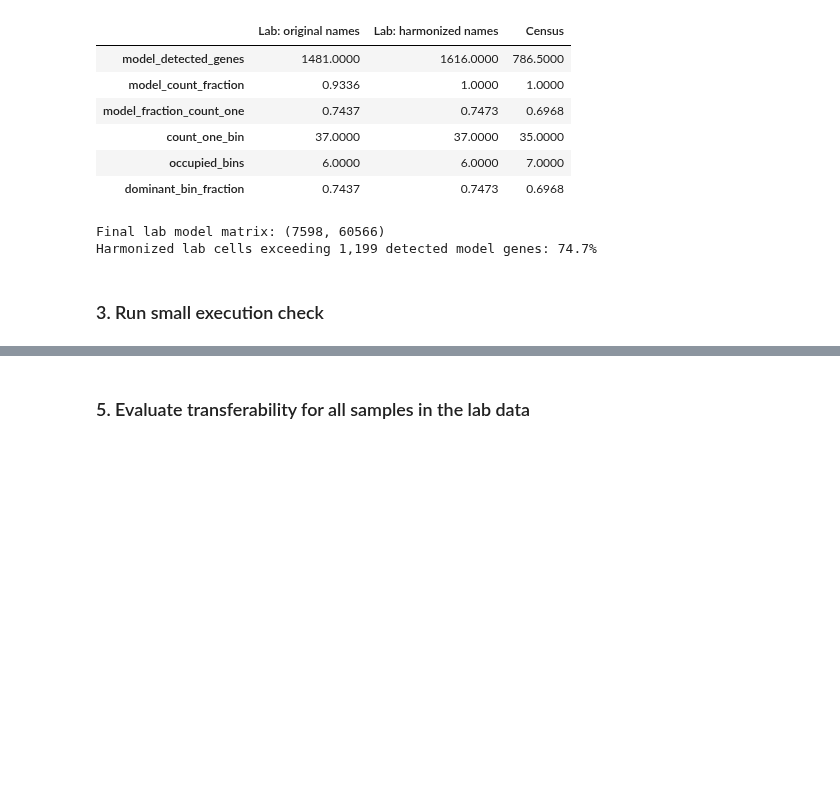
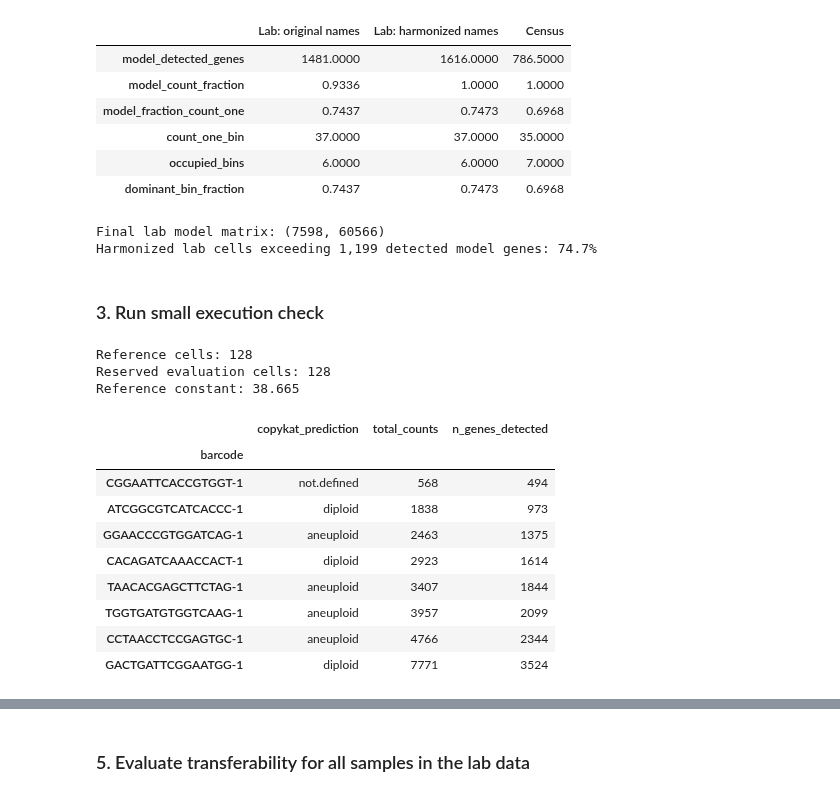
Before and after one commit to AkashPrasad2/scgpt-cna, a Jupyter notebook: notebooks/03-revised-expression-prediction.ipynb, the cells around one changed output, grey strips where cells are left out. Drawn from its saved outputs; the diff is of its cells as text; code cells hidden in the pictures; blank space fills up the shorter version.

```diff
--- a/notebooks/03-revised-expression-prediction.ipynb
+++ b/notebooks/03-revised-expression-prediction.ipynb
@@ -725,3 +725,68 @@ Final lab model matrix: (7598, 60566)
 Harmonized lab cells exceeding 1,199 detected model genes: 74.7%
 # %% [markdown]
 ### 3. Run small execution check
+# %%
+import torch
+
+x_lab = lab_model_counts_harmonized
+assert x_lab.shape[1] == len(lab_gene_ids)
+assert x_lab.shape[0] >= 256
+
+rng = np.random.default_rng(42)
+order = rng.permutation(x_lab.shape[0])
+
+lab_reference_indices = order[:128]
+lab_evaluation_indices = order[128:256]
+
+assert not set(lab_reference_indices) & set(lab_evaluation_indices)
+
+# Eight evaluation cells spanning the number of detected model genes.
+detected = x_lab.getnnz(axis=1)
+ordered_eval = lab_evaluation_indices[
+    np.argsort(detected[lab_evaluation_indices])
+]
+positions = np.linspace(0, len(ordered_eval) - 1, 8, dtype=int)
+lab_smoke_indices = ordered_eval[positions]
+
+# Baselines use historical bins in reference cells only.
+ref_sum = np.zeros(x_lab.shape[1], dtype=np.float64)
+ref_support = np.zeros(x_lab.shape[1], dtype=np.int64)
+
+for i in lab_reference_indices:
+    row = x_lab.getrow(int(i))
+    bins = historical.binning(
+        row.data.astype(np.float32).copy(), n_bins=51
+    )
+    ref_sum[row.indices] += bins
+    ref_support[row.indices] += 1
+
+lab_constant = float(ref_sum.sum() / ref_support.sum())
+lab_gene_mean = np.full(x_lab.shape[1], lab_constant)
+np.divide(
+    ref_sum, ref_support,
+    out=lab_gene_mean, where=ref_support > 0,
+)
+
+print("Reference cells:", len(lab_reference_indices))
+print("Reserved evaluation cells:", len(lab_evaluation_indices))
+print("Reference constant:", round(lab_constant, 3))
+
+display(
+    adata_lab.obs.iloc[lab_smoke_indices][[
+        "copykat_prediction", "total_counts", "n_genes_detected"
+    ]]
+)
+# %% [output]
+Reference cells: 128
+Reserved evaluation cells: 128
+Reference constant: 38.665
+|  | copykat_prediction | total_counts | n_genes_detected |
+| barcode |  |  |  |
+| CGGAATTCACCGTGGT-1 | not.defined | 568 | 494 |
+| ATCGGCGTCATCACCC-1 | diploid | 1838 | 973 |
+| GGAACCCGTGGATCAG-1 | aneuploid | 2463 | 1375 |
+| CACAGATCAAACCACT-1 | diploid | 2923 | 1614 |
+| TAACACGAGCTTCTAG-1 | aneuploid | 3407 | 1844 |
+| TGGTGATGTGGTCAAG-1 | aneuploid | 3957 | 2099 |
+| CCTAACCTCCGAGTGC-1 | aneuploid | 4766 | 2344 |
+| GACTGATTCGGAATGG-1 | diploid | 7771 | 3524 |
```
Also changed, not shown: parts of 7 cells of this notebook.
